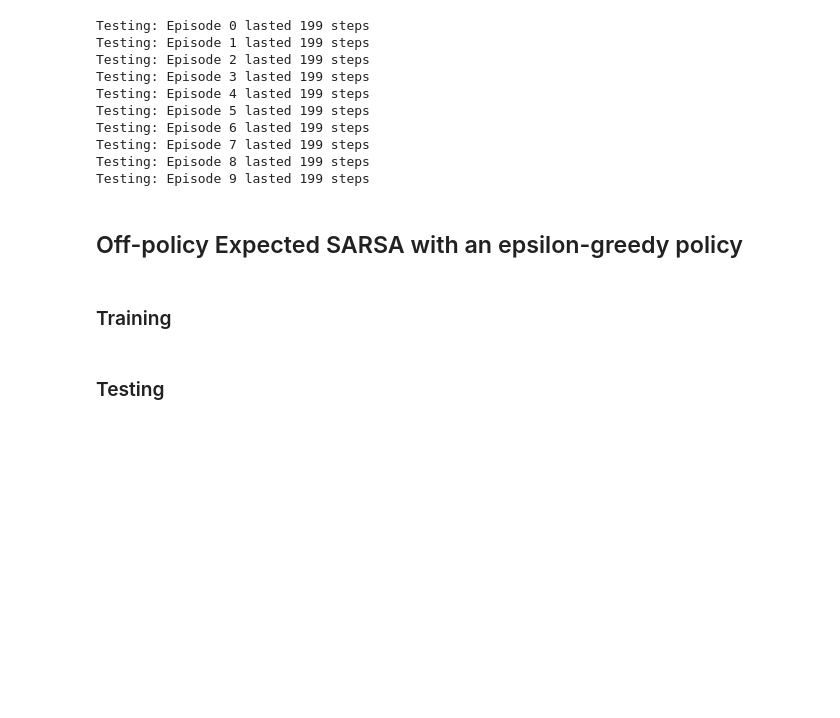
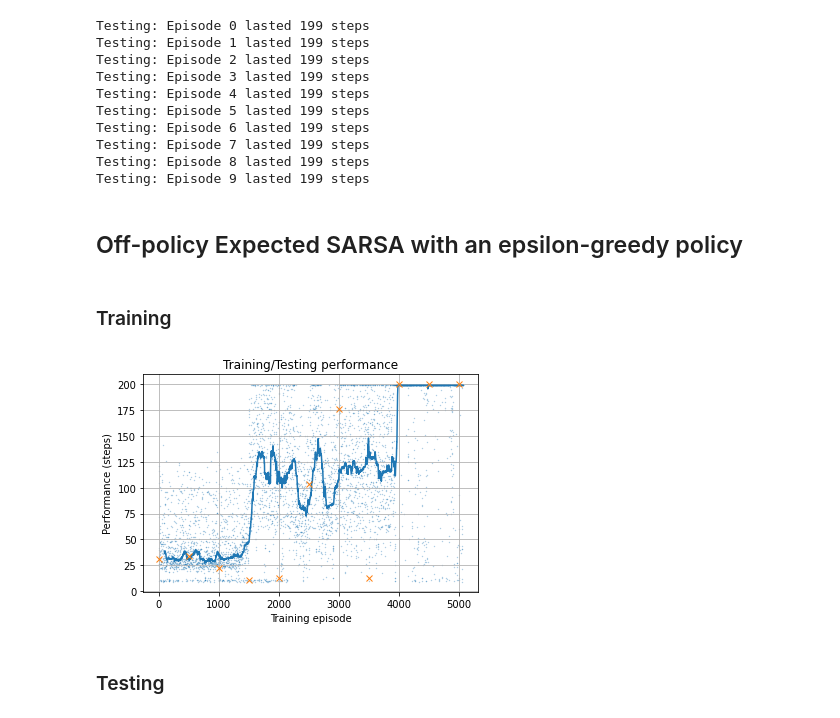
Before and after one commit to constructor-s/aps1080_winter_2021, a Jupyter notebook: E3/E3.ipynb, the cells around one changed output. Drawn from its saved outputs; the diff is of its cells as text; code cells hidden in the pictures; blank space fills up the shorter version.

```diff
--- a/E3/E3.ipynb
+++ b/E3/E3.ipynb
@@ -252,12 +252,21 @@ Testing: Episode 9 lasted 199 steps
 # %%
 #%% Expected SARSA
 # page 133
-# TODO
+#
+# As stated on the textbook page 134
+# "For example, suppose pi is the greedy policy while
+# behavior is more exploratory;
+# then Expected Sarsa is exactly Q-learning."
+# Therefore, since we are using the greedy policy here
+# Expected SARSA is exactly the same as Q-learning
 
 def eSARSA_update_fun(Q, s, a, r, s_, a_, done, alpha, gamma, *args, **kwargs):
-    Q[s, a] = Q[s, a] + alpha * (r + gamma * np.max(Q[s_]) * (1-done) - Q[s, a])
+    p = np.zeros(Q.shape[1]); p[np.argmax(Q[s_])] = 1.0
+    Q[s, a] = Q[s, a] + alpha * (r + gamma * (Q[s_] @ p) * (1-done) - Q[s, a])
 
-globals().update(train(update_fun=qlearning_update_fun, alpha=0.5, eps=0.005))
+globals().update(train(update_fun=qlearning_update_fun, alpha=0.1, eps=0.005))
+# %% [output]
+[figure, added]
 # %% [markdown]
 ### Testing
 # %%
```
Also changed, not shown: parts of 2 cells of this notebook.
